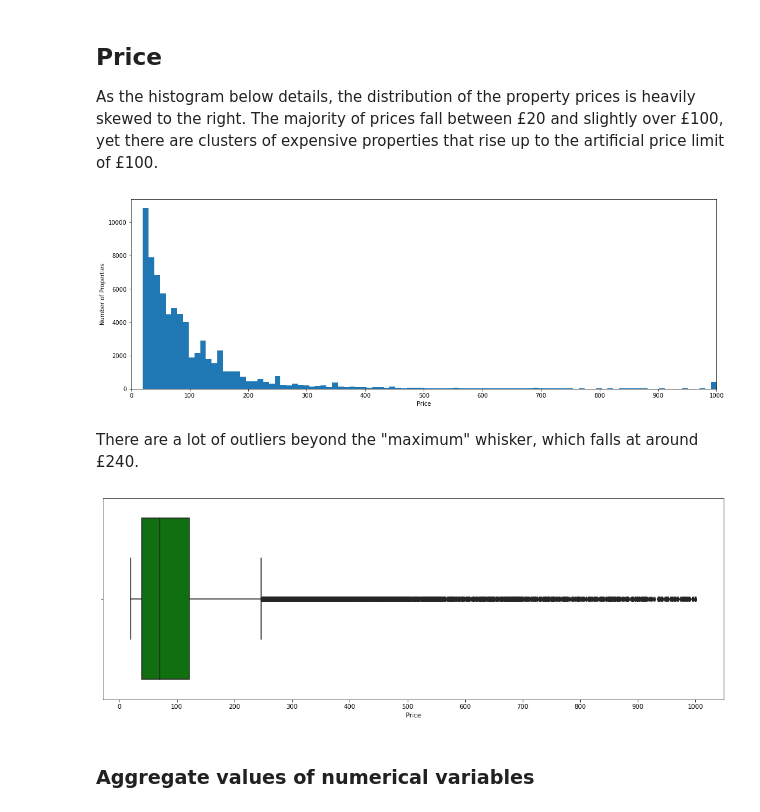
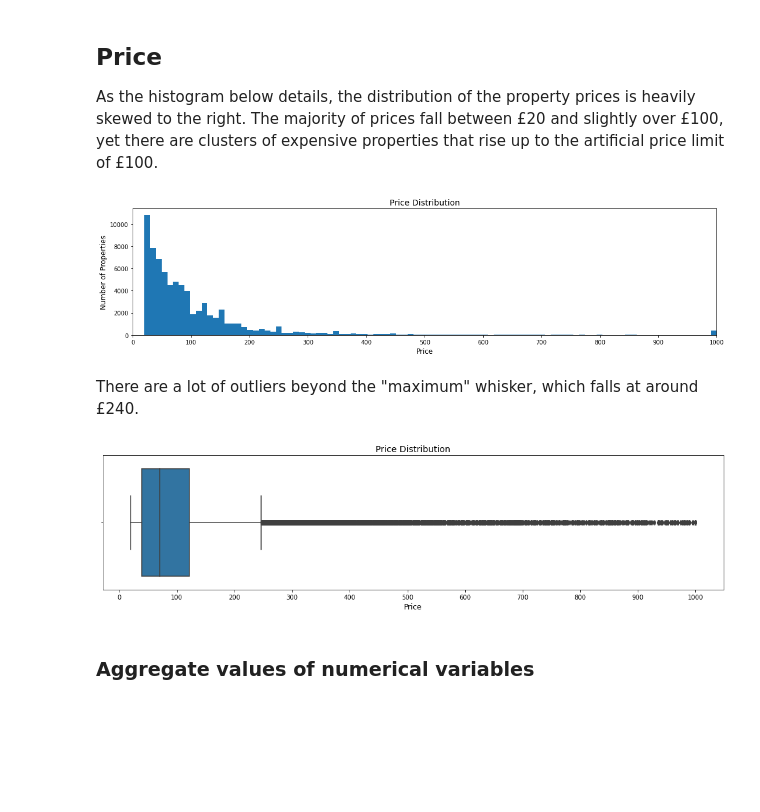
Before and after one commit to jradford5/GA_capstone_Airbnb_project, a Jupyter notebook: notebooks/capstone_airbnb_EDA.ipynb, the cells around one changed output. Cells and saved outputs as stored; diff of their text form; code cells hidden in the pictures; blank space fills up the shorter version.

```diff
--- a/notebooks/capstone_airbnb_EDA.ipynb
+++ b/notebooks/capstone_airbnb_EDA.ipynb
@@ -27,30 +27,32 @@ df_vis['tfl_zone_object'] = df_vis.tfl_zone.apply(lambda x: 'Zone ' + str(x))
 
 As the histogram below details, the distribution of the property prices is heavily skewed to the right. The majority of prices fall between £20 and slightly over £100, yet there are clusters of expensive properties that rise up to the artificial price limit of £100.
 # %%
-fig,ax = plt.subplots(figsize=(18,6))
+fig,ax = plt.subplots(figsize=(18,4))
 
 ax.hist(df.price, bins=100)
 ax.margins(x=0)
-ax.set_xlabel('Price')
-ax.set_ylabel('Number of Properties')
+ax.set_xlabel('Price',fontsize=12)
+ax.set_ylabel('Number of Properties',fontsize=12)
 ax.set_xticks(range(0,1001, 100))
+ax.set_title('Price Distribution',fontsize=14)
 
 plt.show()
 # %% [output]
-[figure, old version]
+[figure, new version]
 # %% [markdown]
 There are a lot of outliers beyond the "maximum" whisker, which falls at around £240.
 # %%
-fig,ax = plt.subplots(figsize=(18,6))
+fig,ax = plt.subplots(figsize=(18,4))
 
-sns.boxplot(x=df.price, color='g')
+sns.boxplot(x=df.price)
 
-ax.set_xlabel('Price')
+ax.set_xlabel('Price',fontsize=12)
 ax.set_xticks(range(0,1001, 100))
+ax.set_title('Price Distribution',fontsize=14)
 
 plt.show()
 # %% [output]
-[figure, old version]
+[figure, new version]
 # %% [markdown]
 ### Aggregate values of numerical variables
 # %%
```
Also changed, not shown: parts of 2 cells of this notebook, 2 other files.
